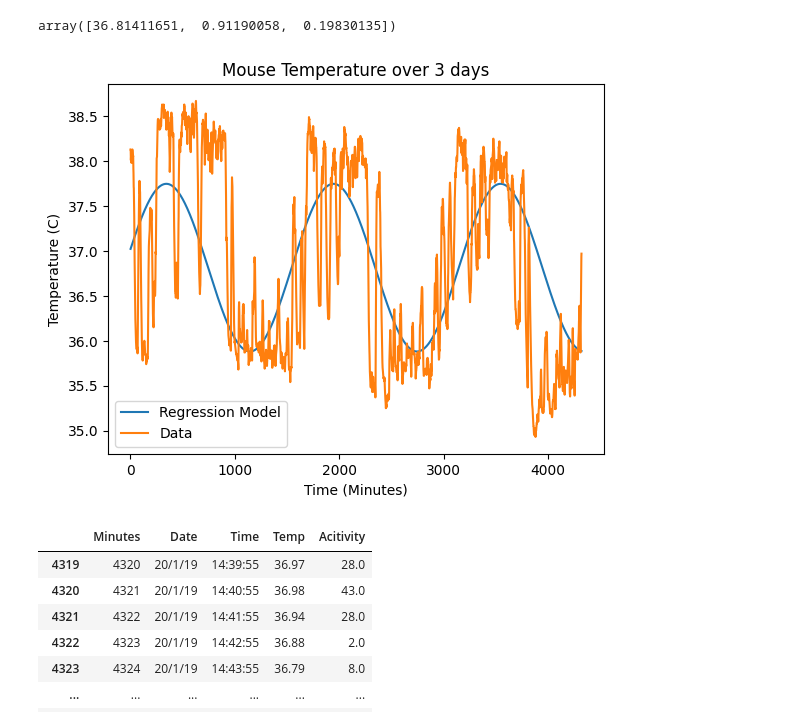
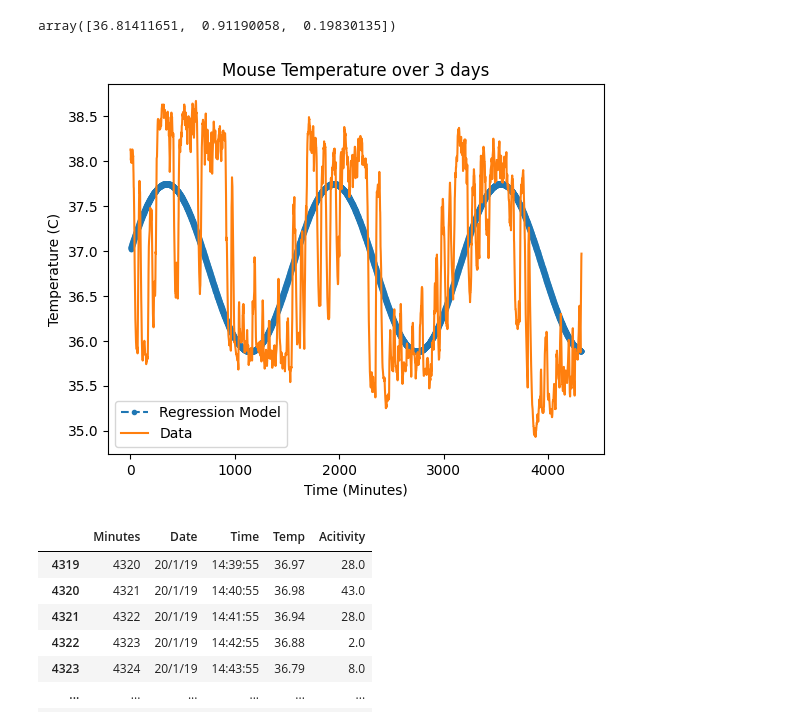
Before and after one commit to Noah-B-Reef/MAT4020-Homework7, a Jupyter notebook: mouse.ipynb, the cells around one changed output. Saved outputs shown, nothing was run; the diff lists cells and outputs as text; code cells hidden in the pictures.

```diff
--- a/mouse.ipynb
+++ b/mouse.ipynb
@@ -84,14 +84,14 @@ array([36.81411651,  0.91190058,  0.19830135])
 # %%
 # plot the best fit model prediction
 plt.xlabel("Time (Minutes)")
 plt.ylabel("Temperature (C)")
 plt.title("Mouse Temperature over 3 days")
-plt.plot(t, np.dot(A, a), label="Regression Model")
+plt.plot(t, np.dot(A, a), '--.',label="Regression Model")
 plt.plot(t, y, label="Data")
 plt.legend()
 plt.savefig("mouse.png")
 # %% [output]
-[figure, old version]
+[figure, new version]
 # %%
 # Load in the data from CSV
 df = pd.read_csv('cc015-514-2.csv')
```
Also changed, not shown: parts of 3 cells of this notebook, 3 other files.
